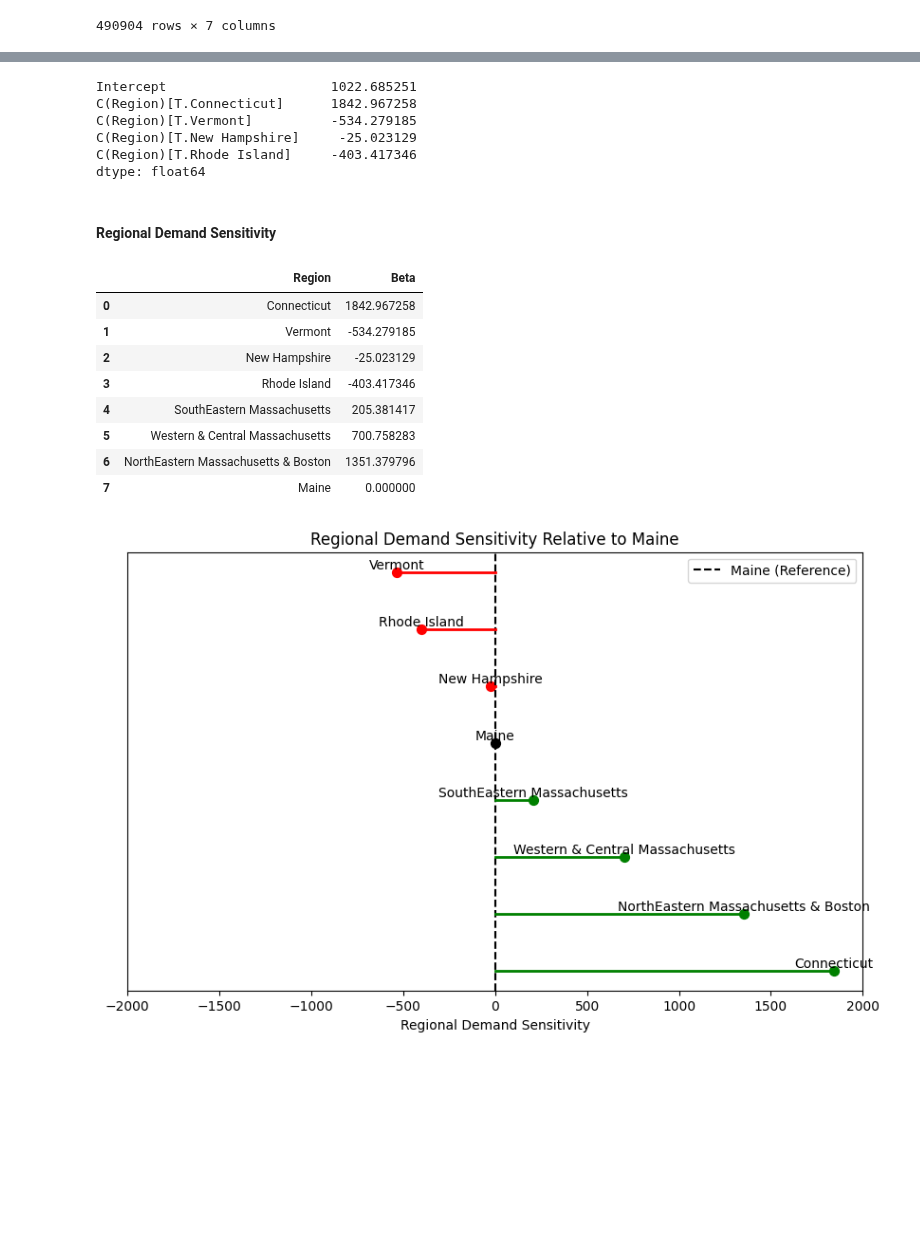
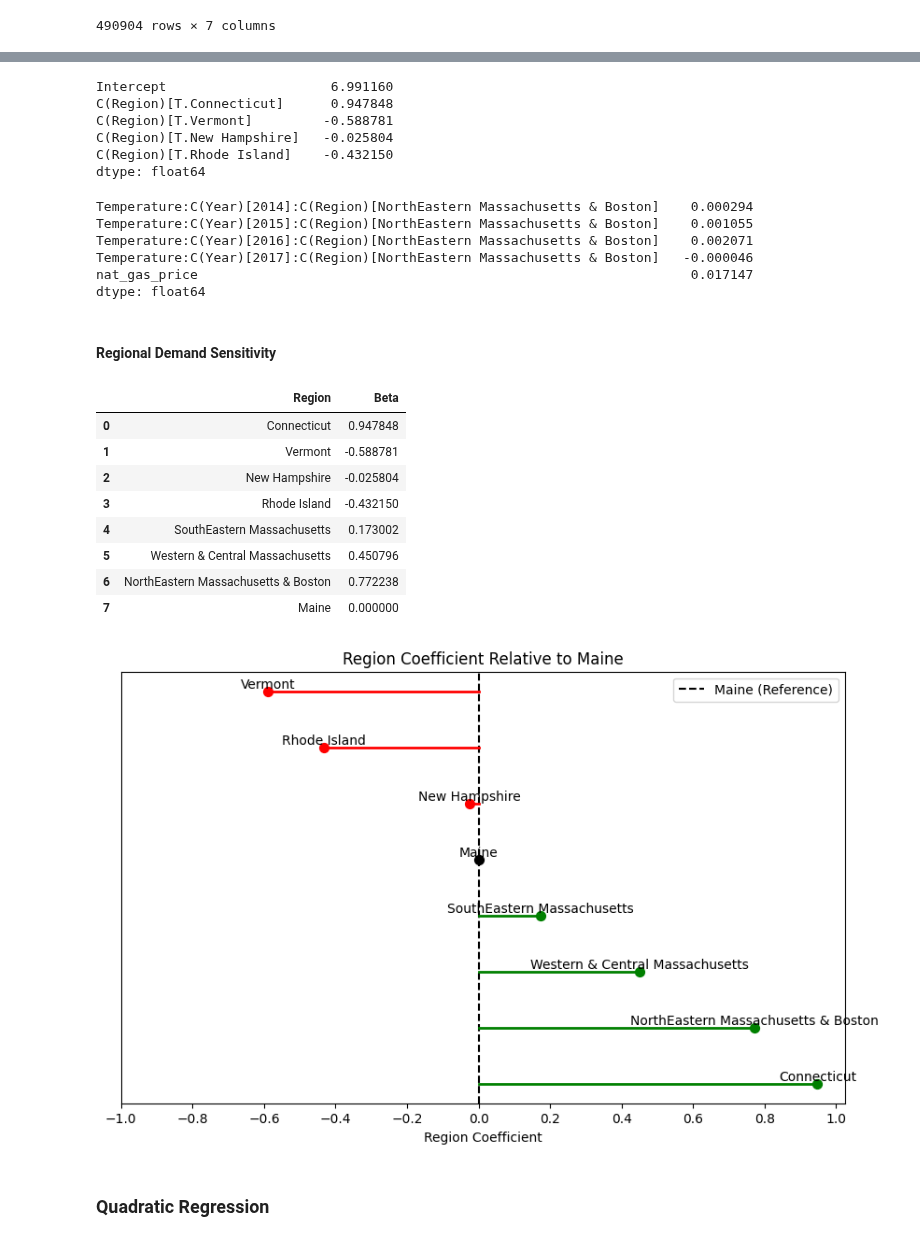
Before and after one commit to kevivuu/ECON323-project, a Jupyter notebook: Final Project.ipynb, the cells around one changed output, grey strips where cells are left out. Drawn from its saved outputs; the diff is of its cells as text; code cells hidden in the pictures; blank space fills up the shorter version.

Commit message:
quadratic regression

```diff
--- a/Final Project.ipynb
+++ b/Final Project.ipynb
@@ -352,7 +352,7 @@ big_state_df['Region'] = pd.Categorical(big_state_df['Region'],
 
 # Run regression with interaction terms for region and year with temperature
 model = smf.ols(
-    formula="Demand ~ Temperature:C(Year):C(Region) + nat_gas_price + C(Region) + C(Year)",
+    formula="np.log(Demand) ~ Temperature:C(Year):C(Region) + nat_gas_price + C(Region) + C(Year)",
     data=big_state_df
 ).fit()
 
@@ -379,12 +379,21 @@ Notes:
 # %%
 model.params.head()
 # %% [output]
-Intercept                     1022.685251
-C(Region)[T.Connecticut]      1842.967258
-C(Region)[T.Vermont]          -534.279185
-C(Region)[T.New Hampshire]     -25.023129
-C(Region)[T.Rhode Island]     -403.417346
+Intercept                     6.991160
+C(Region)[T.Connecticut]      0.947848
+C(Region)[T.Vermont]         -0.588781
+C(Region)[T.New Hampshire]   -0.025804
+C(Region)[T.Rhode Island]    -0.432150
 dtype: float64
+# %%
+model.params.tail()
+# %% [output]
+Temperature:C(Year)[2014]:C(Region)[NorthEastern Massachusetts & Boston]    0.000294
+Temperature:C(Year)[2015]:C(Region)[NorthEastern Massachusetts & Boston]    0.001055
+Temperature:C(Year)[2016]:C(Region)[NorthEastern Massachusetts & Boston]    0.002071
+Temperature:C(Year)[2017]:C(Region)[NorthEastern Massachusetts & Boston]   -0.000046
+nat_gas_price                                                               0.017147
+dtype: float64
 # %% [markdown]
 #### Regional Demand Sensitivity
 # %%
@@ -398,13 +407,13 @@ region_avg_betas.loc[len(region_avg_betas)] = ['Maine', 0]      #Maine is used a
 region_avg_betas
 # %% [output]
 |  | Region | Beta |
-| 0 | Connecticut | 1842.967258 |
-| 1 | Vermont | -534.279185 |
-| 2 | New Hampshire | -25.023129 |
-| 3 | Rhode Island | -403.417346 |
-| 4 | SouthEastern Massachusetts | 205.381417 |
-| 5 | Western & Central Massachusetts | 700.758283 |
-| 6 | NorthEastern Massachusetts & Boston | 1351.379796 |
+| 0 | Connecticut | 0.947848 |
+| 1 | Vermont | -0.588781 |
+| 2 | New Hampshire | -0.025804 |
+| 3 | Rhode Island | -0.432150 |
+| 4 | SouthEastern Massachusetts | 0.173002 |
+| 5 | Western & Central Massachusetts | 0.450796 |
+| 6 | NorthEastern Massachusetts & Boston | 0.772238 |
 | 7 | Maine | 0.000000 |
 # %%
 # Sort the DataFrame by Beta values for better visualization
@@ -426,34 +435,36 @@ for _, row in region_avg_betas.iterrows():
     plt.plot([0, beta], [region, region], color=line_color, lw=2)  # Horizontal line from Maine to region
 
     # Dot color: green if positive, red if negative, black for Maine
     if region == 'Maine':
         dot_color = 'black'
     else:
         dot_color = 'green' if beta >= 0 else 'red'
 
     # Plot the point (region's coefficient) on the x-axis, with smaller size
     plt.scatter(beta, region, color=dot_color, s=50)
 
     # Label the region above the dot
     plt.text(beta, region, region, ha='center', va='bottom', fontsize=10)
 
 # Remove y-axis label
 plt.yticks([])
 
 # Set x-axis ticks from -2000 to 2000 with a step of 500
-plt.xticks(range(-2000, 2001, 500))
+plt.xticks(np.arange(-1, 1.1, 0.2))
 
 # Add labels and title
-plt.xlabel('Regional Demand Sensitivity')
-plt.title('Regional Demand Sensitivity Relative to Maine')
+plt.xlabel('Region Coefficient')
+plt.title('Region Coefficient Relative to Maine')
 
 # Add legend
 plt.legend()
 
 # Show the plot without the grid
 plt.grid(False)
 
 # Show the plot
 plt.show()
 # %% [output]
-[figure, old version]
+[figure, new version]
+# %% [markdown]
+### Quadratic Regression
```
Also changed, not shown: parts of 8 cells of this notebook.
